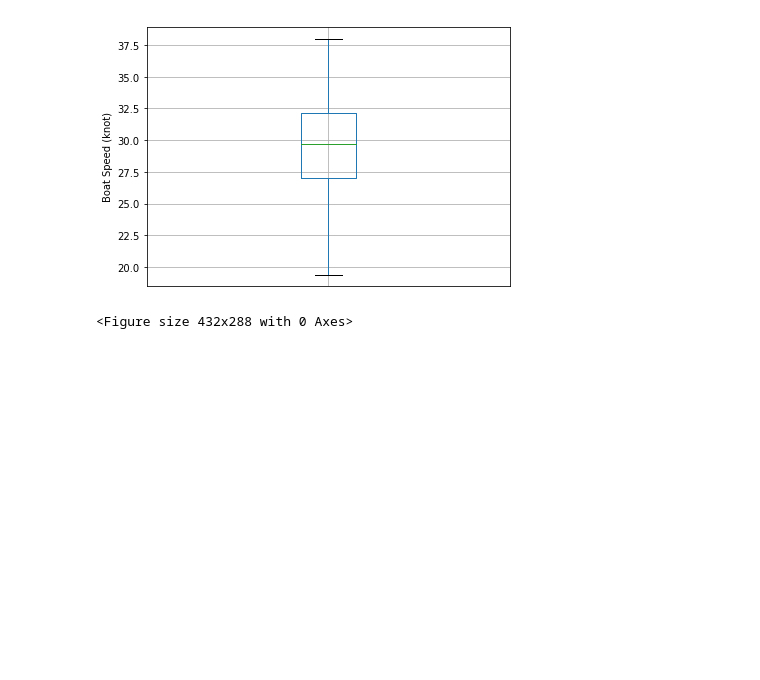
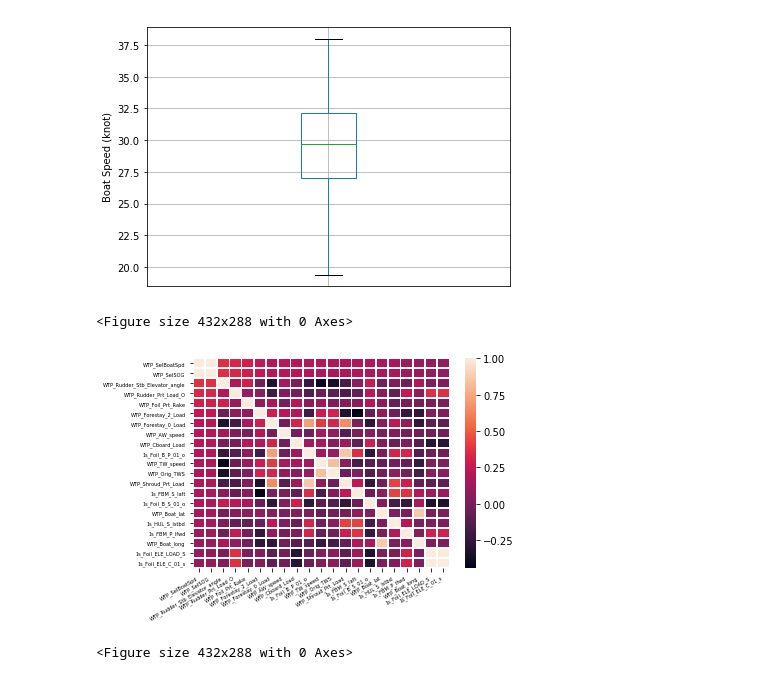
Before and after one commit to mickeycj/france-internship-project, a Jupyter notebook: plot_bins.ipynb, the cells around one changed output. Saved outputs shown, nothing was run; the diff lists cells and outputs as text; code cells hidden in the pictures; blank space fills up the shorter version.

```diff
--- a/plot_bins.ipynb
+++ b/plot_bins.ipynb
@@ -206,3 +241,9 @@ plot_boxplot(binned_df, boat_speed_feature, False)
 # %% [output]
 [figure]
 <Figure size 432x288 with 0 Axes>
+# %%
+# Plot the correlations with boat speed.
+plot_corr(binned_df, boat_speed_feature)
+# %% [output]
+[figure, added]
+<Figure size 432x288 with 0 Axes>
```
Also changed, not shown: parts of 4 cells of this notebook.
